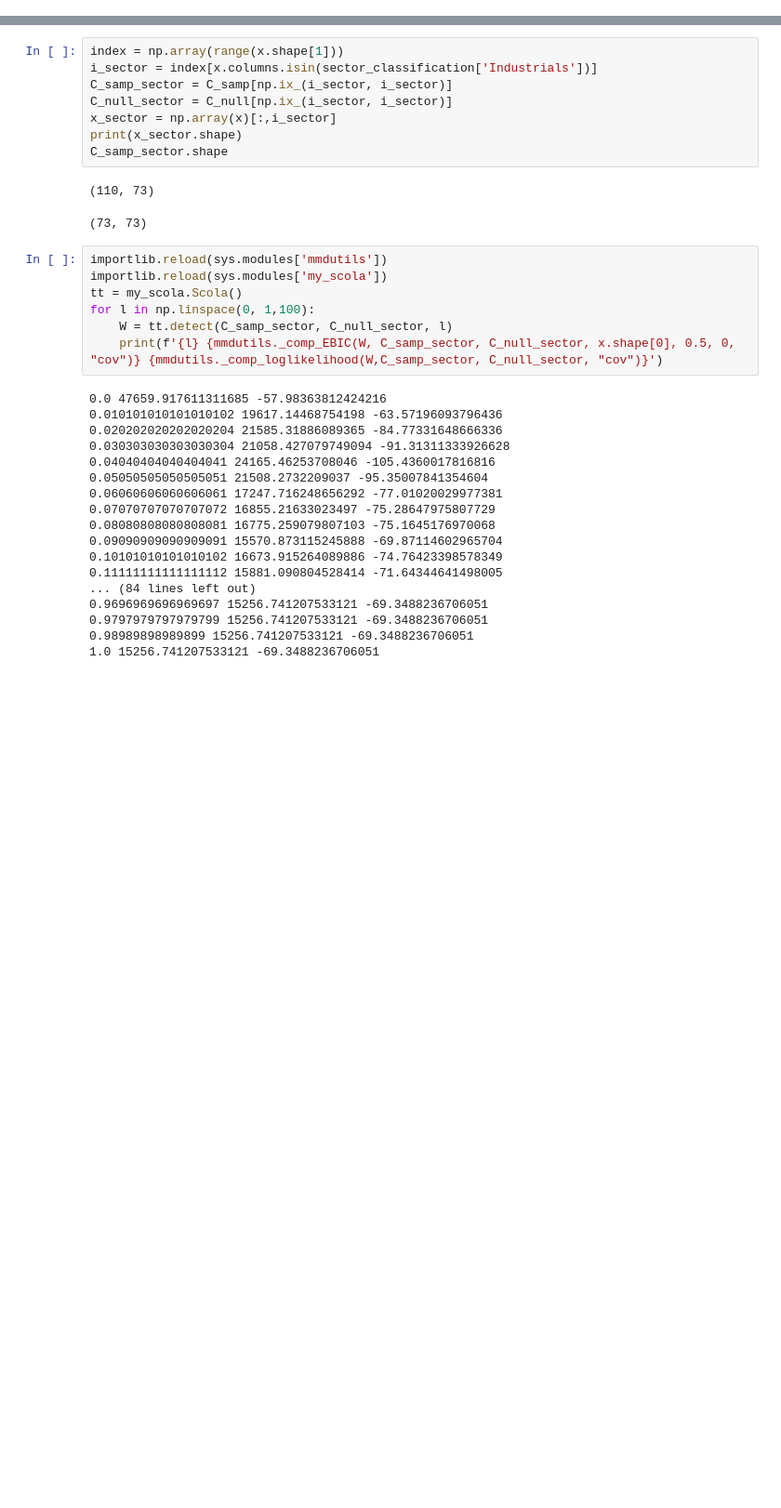
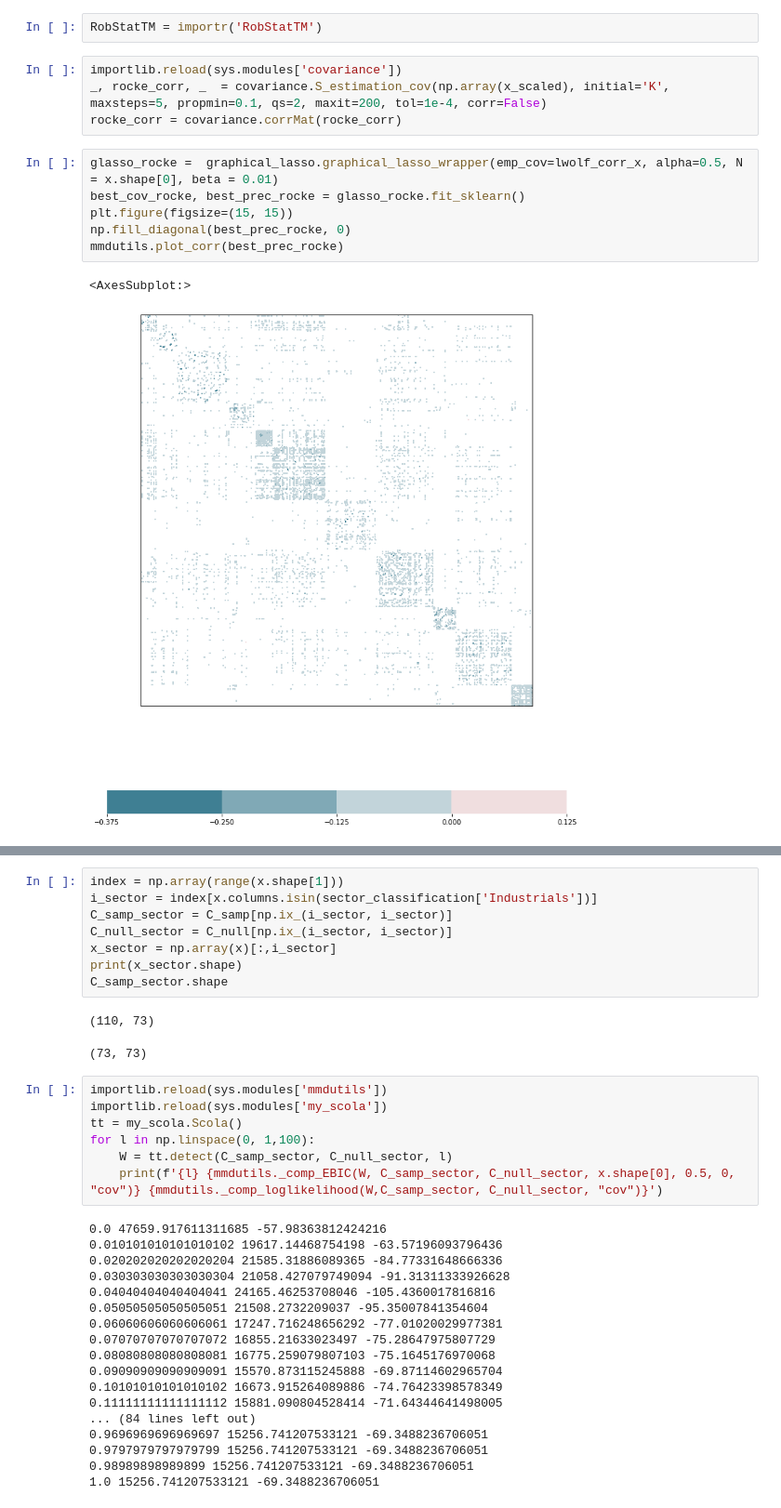
Before and after one commit to ragnarlevi/GTST, a Jupyter notebook: _Workbench/NetworkConstruction.ipynb, the cells around one changed output, grey strips where cells are left out. Shown: that part at 93% size. Drawn from its saved outputs; the diff is of its cells as text; blank space fills up the shorter version.

```diff
--- a/_Workbench/NetworkConstruction.ipynb
+++ b/_Workbench/NetworkConstruction.ipynb
@@ -129,0 +201,15 @@ L = x.shape[0]
+# %%
+RobStatTM = importr('RobStatTM')
+# %%
+importlib.reload(sys.modules['covariance'])
+_, rocke_corr, _  = covariance.S_estimation_cov(np.array(x_scaled), initial='K', maxsteps=5, propmin=0.1, qs=2, maxit=200, tol=1e-4, corr=False)
+rocke_corr = covariance.corrMat(rocke_corr)
+# %%
+glasso_rocke =  graphical_lasso.graphical_lasso_wrapper(emp_cov=lwolf_corr_x, alpha=0.5, N = x.shape[0], beta = 0.01)
+best_cov_rocke, best_prec_rocke = glasso_rocke.fit_sklearn()
+plt.figure(figsize=(15, 15))
+np.fill_diagonal(best_prec_rocke, 0)
+mmdutils.plot_corr(best_prec_rocke)
+# %% [output]
+<AxesSubplot:>
+[figure, added]
```
Also changed, not shown: parts of 44 cells of this notebook.
